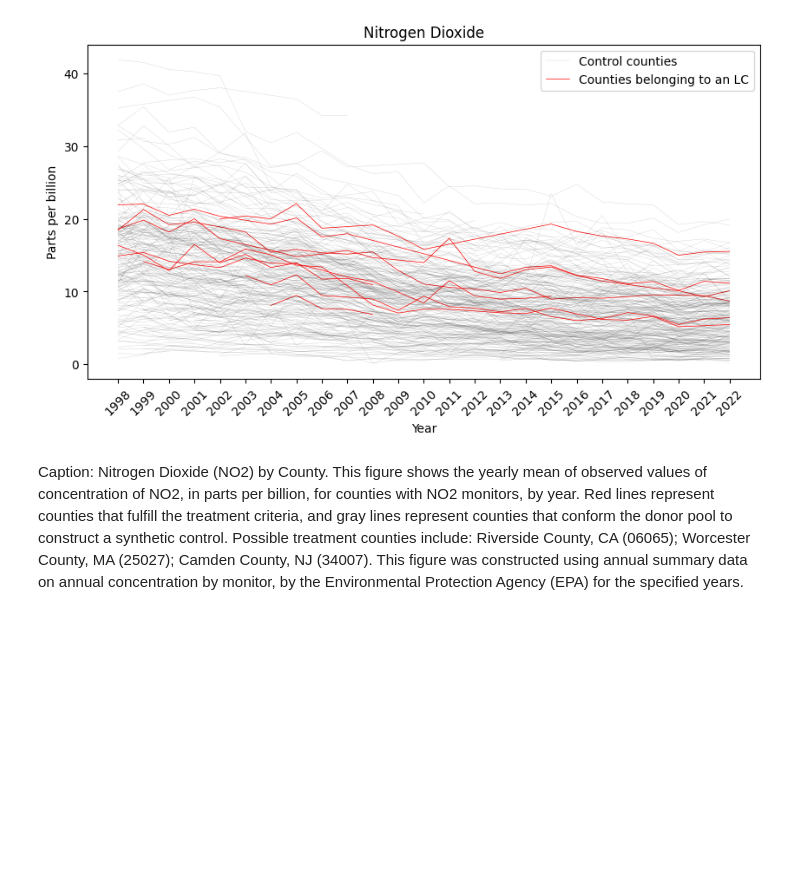
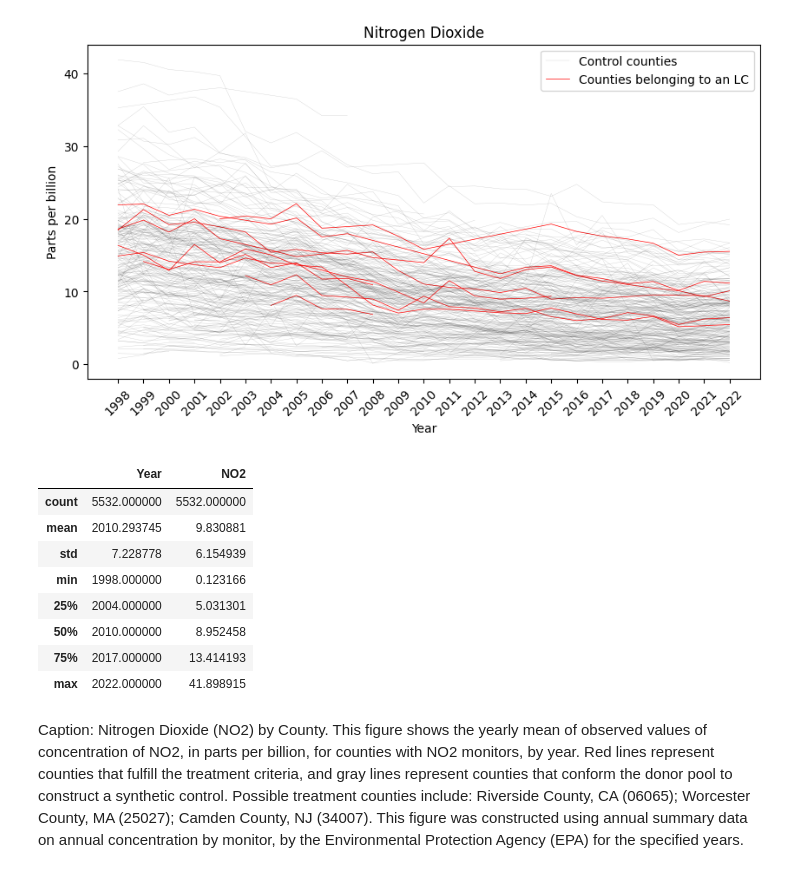
Before and after one commit to ReidelVichot/LC_identification, a Jupyter notebook: annual_Air_043026.ipynb, the cells around one changed output. Drawn from its saved outputs; the diff is of its cells as text; code cells hidden in the pictures; blank space fills up the shorter version.

```diff
--- a/annual_Air_043026.ipynb
+++ b/annual_Air_043026.ipynb
@@ -278,6 +291,18 @@ fig.show()
 # %% [output]
 06065 18063 25027 27003 34003 34007 42071 42077 51107
 [figure]
+# %%
+NO2.describe()
+# %% [output]
+|  | Year | NO2 |
+| count | 5532.000000 | 5532.000000 |
+| mean | 2010.293745 | 9.830881 |
+| std | 7.228778 | 6.154939 |
+| min | 1998.000000 | 0.123166 |
+| 25% | 2004.000000 | 5.031301 |
+| 50% | 2010.000000 | 8.952458 |
+| 75% | 2017.000000 | 13.414193 |
+| max | 2022.000000 | 41.898915 |
 # %% [markdown]
 Caption: Nitrogen Dioxide (NO2) by County. This figure shows the yearly mean of observed values of concentration of NO2, in parts per billion, for counties with NO2 monitors, by year. Red lines represent counties that fulfill the treatment criteria, and gray lines represent counties that conform the donor pool to construct a synthetic control. Possible treatment counties include: Riverside County, CA (06065); Worcester County, MA (25027); Camden County, NJ (34007). This figure was constructed using annual summary data on annual concentration by monitor, by the Environmental Protection Agency (EPA) for the specified years.
 # %%
```
Also changed, not shown: parts of 5 cells of this notebook.
